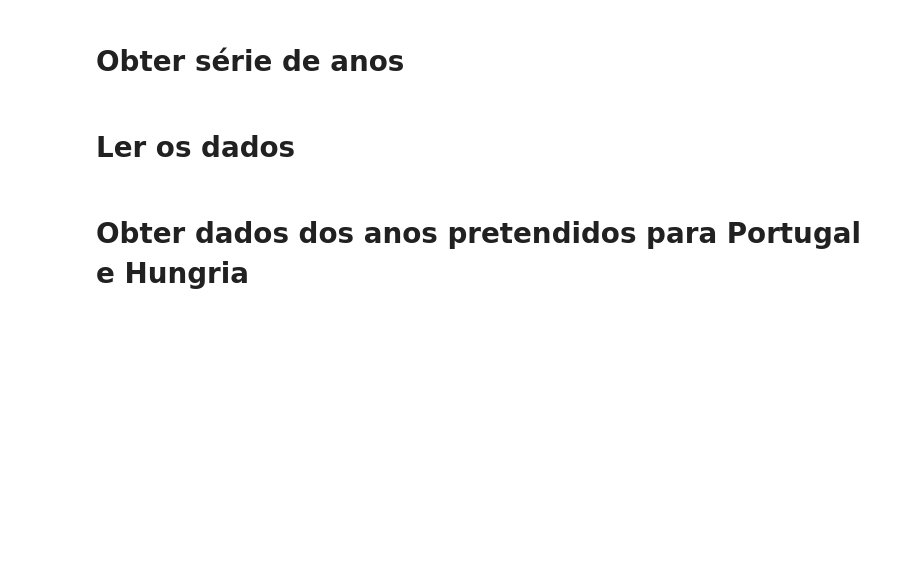
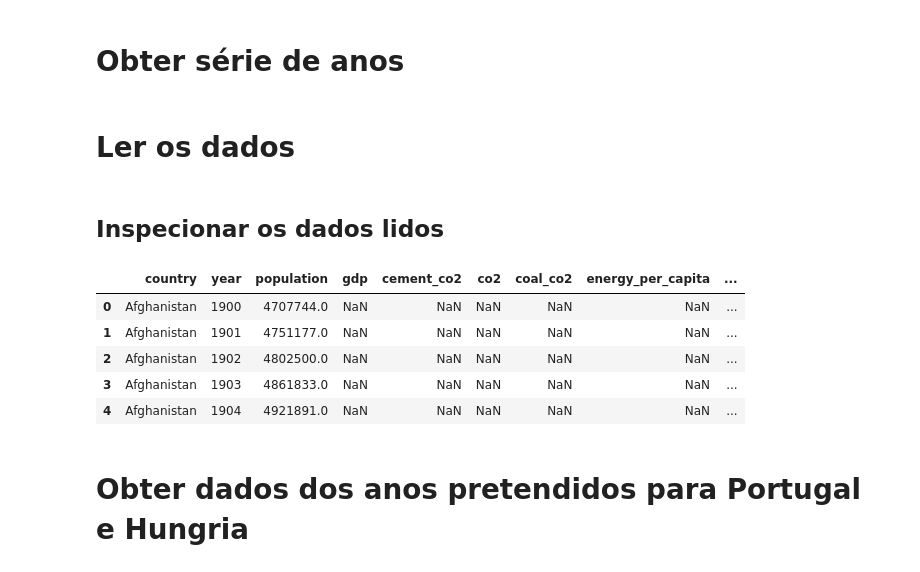
Before and after one commit to preis/anadi_2024, a Jupyter notebook: ficheiros/Trabalho 1/Trabalho 4.2 1.ipynb, the cells around one changed output. Cells and saved outputs as stored; diff of their text form; code cells hidden in the pictures; blank space fills up the shorter version.

Commit message:
feat: adicionado código para inspecionar os dados lidos e filtrados no 4.2.1

```diff
--- a/ficheiros/Trabalho 1/Trabalho 4.2 1.ipynb
+++ b/ficheiros/Trabalho 1/Trabalho 4.2 1.ipynb
@@ -16,6 +16,17 @@ sampleyears1 = years.sample(n=30, replace=False, random_state=seed_value)
 # Ler os dados
 # %%
 dados_lidos = pd.read_csv("CO_data.csv")
+# %% [markdown]
+## Inspecionar os dados lidos
+# %%
+dados_lidos.head()
+# %% [output]
+|  | country | year | population | gdp | cement_co2 | co2 | coal_co2 | energy_per_capita | ... |
+| 0 | Afghanistan | 1900 | 4707744.0 | NaN | NaN | NaN | NaN | NaN | ... |
+| 1 | Afghanistan | 1901 | 4751177.0 | NaN | NaN | NaN | NaN | NaN | ... |
+| 2 | Afghanistan | 1902 | 4802500.0 | NaN | NaN | NaN | NaN | NaN | ... |
+| 3 | Afghanistan | 1903 | 4861833.0 | NaN | NaN | NaN | NaN | NaN | ... |
+| 4 | Afghanistan | 1904 | 4921891.0 | NaN | NaN | NaN | NaN | NaN | ... |
 # %% [markdown]
 # Obter dados dos anos pretendidos para Portugal e Hungria
 # %%
```
Also changed, not shown: parts of 5 cells of this notebook.
